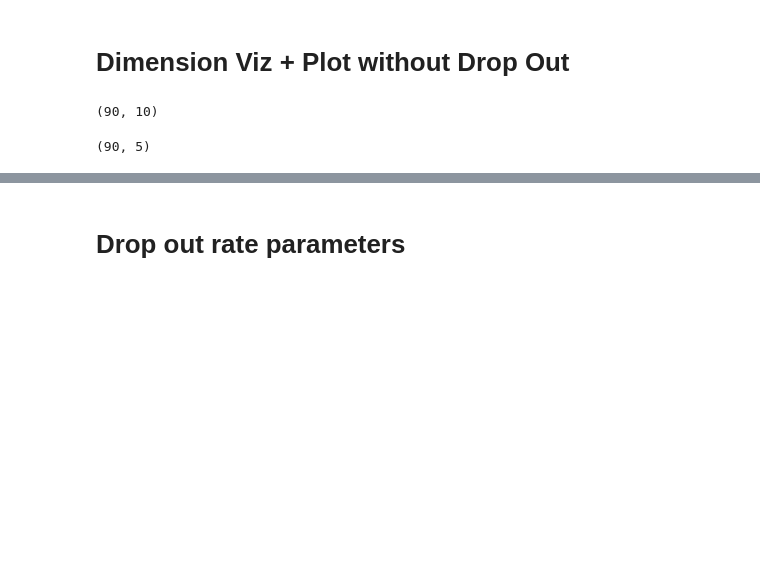
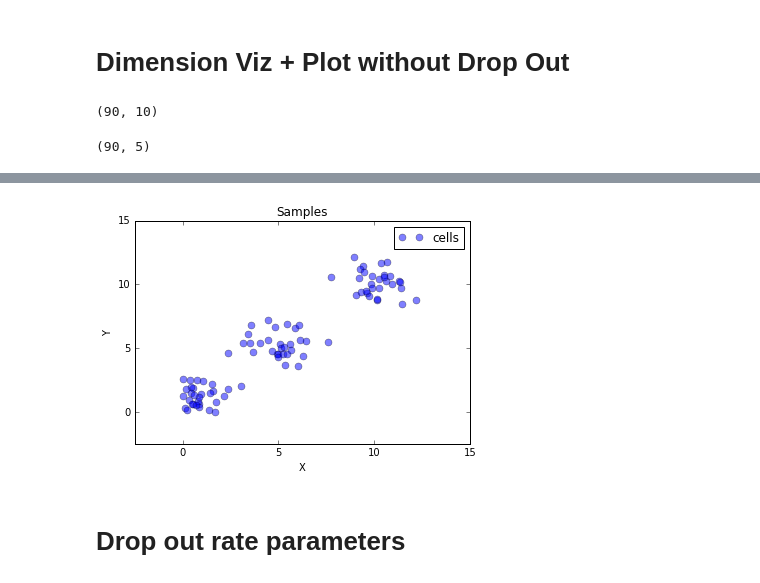
Before and after one commit to RemarkablyAverage/lab_work, a Jupyter notebook: PCA/most current.ipynb, the cells around one changed output, grey strips where cells are left out. Saved outputs shown, nothing was run; the diff lists cells and outputs as text; code cells hidden in the pictures; blank space fills up the shorter version.

```diff
--- a/PCA/most current.ipynb
+++ b/PCA/most current.ipynb
@@ -100,3 +98,15 @@ plt.show()
+# %%
+plt.plot(t[:,0], t[:,1], 'o', markersize=7, color='blue', alpha=0.5, label='cells')
+plt.xlabel("X")
+plt.ylabel("Y")
+plt.xlim([-2.5,15])
+plt.ylim([-2.5,15])
+plt.legend()
+plt.title('Samples')
+
+plt.show()
+# %% [output]
+[figure, added]
 # %% [markdown]
 # Drop out rate parameters
 # %%
```
Also changed, not shown: parts of 15 cells of this notebook.
